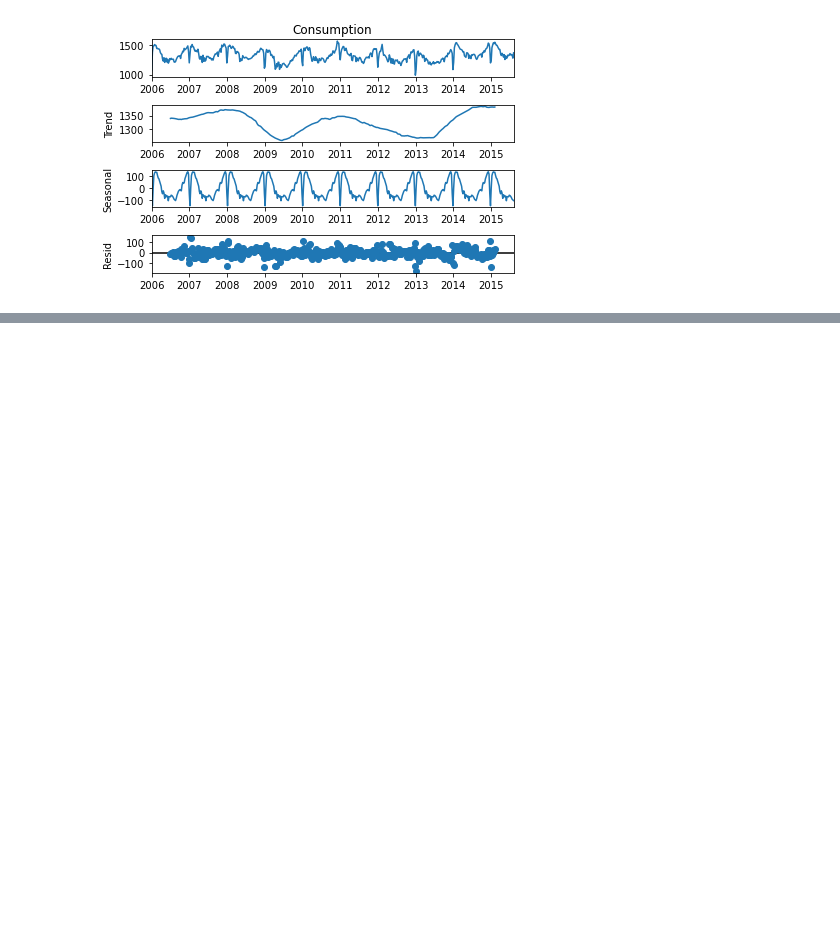
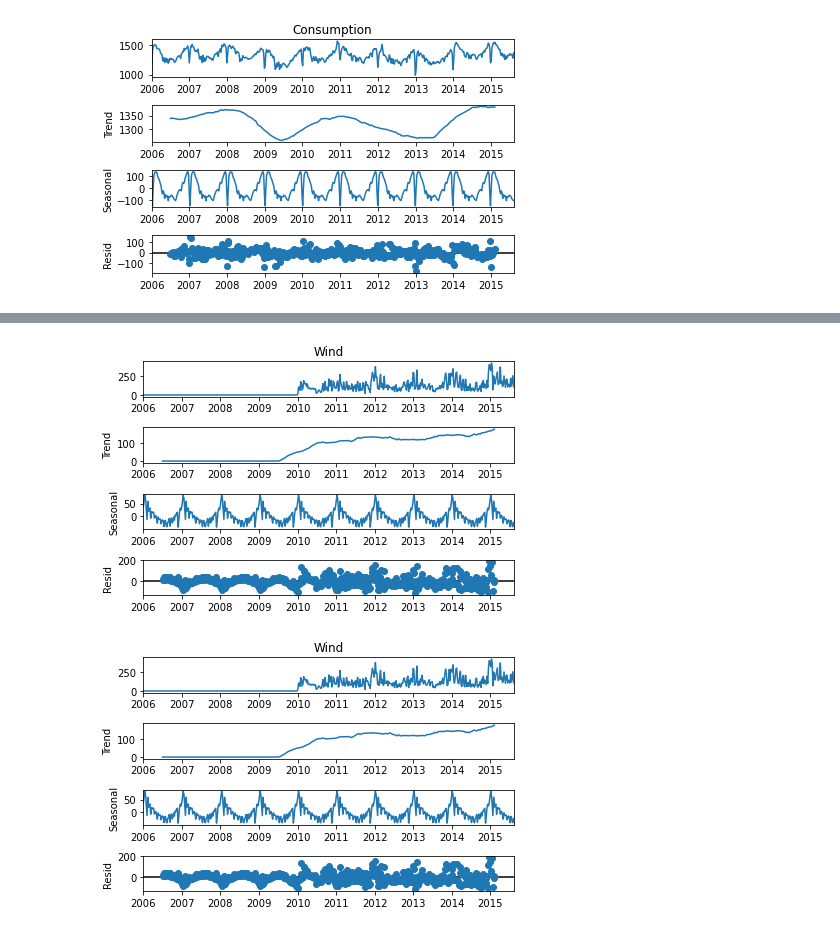
Before and after one commit to veronica-f-reyes/time-series-exercises, a Jupyter notebook: explore.ipynb, the cells around one changed output, grey strips where cells are left out. Saved outputs shown, nothing was run; the diff lists cells and outputs as text; code cells hidden in the pictures; blank space fills up the shorter version.

```diff
--- a/explore.ipynb
+++ b/explore.ipynb
@@ -438,0 +471,5 @@ result.plot()
+# %%
+result.plot()
+# %% [output]
+[figure, added]
+[figure, added]
```
Also changed, not shown: parts of 9 cells of this notebook, 1 other file.
